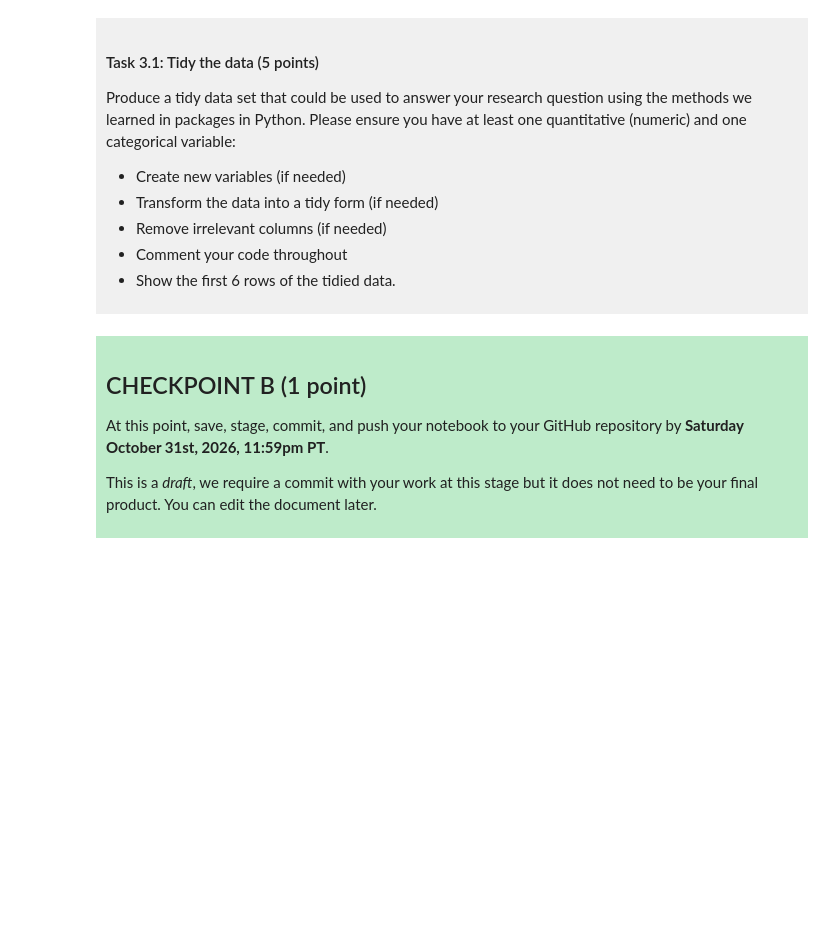
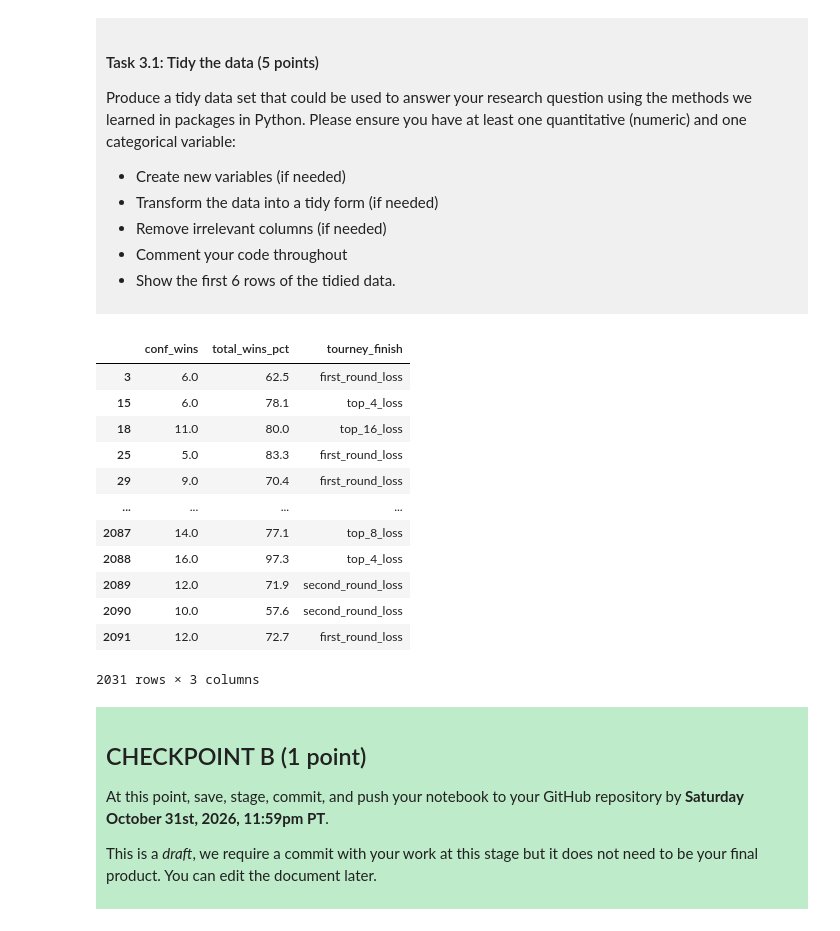
Before and after one commit to dpirwitz/dsci-100-project-devyn-pirwitz, a Jupyter notebook: dsci-100-project-notebook.ipynb, the cells around one changed output. Drawn from its saved outputs; the diff is of its cells as text; code cells hidden in the pictures; blank space fills up the shorter version.

```diff
--- a/dsci-100-project-notebook.ipynb
+++ b/dsci-100-project-notebook.ipynb
@@ -187,7 +197,26 @@ Produce a tidy data set that could be used to answer your research question usin
 
 </div>
 # %%
-### EDIT THIS CODE CELL ###
+#I filtered out the three columns I want to look at. So the training, conf_wins and total_wins_pct, and what I want to predict (tourney finish)
+marchmadness_filtered = womens_marchmadness[["conf_wins", "total_wins_pct", "tourney_finish"]]
+marchmadness_filtered
+#Now I will remove the NA values for classification
+marchmadness = marchmadness_filtered.dropna()
+marchmadness
+# %% [output]
+|  | conf_wins | total_wins_pct | tourney_finish |
+| 3 | 6.0 | 62.5 | first_round_loss |
+| 15 | 6.0 | 78.1 | top_4_loss |
+| 18 | 11.0 | 80.0 | top_16_loss |
+| 25 | 5.0 | 83.3 | first_round_loss |
+| 29 | 9.0 | 70.4 | first_round_loss |
+| ... | ... | ... | ... |
+| 2087 | 14.0 | 77.1 | top_8_loss |
+| 2088 | 16.0 | 97.3 | top_4_loss |
+| 2089 | 12.0 | 71.9 | second_round_loss |
+| 2090 | 10.0 | 57.6 | second_round_loss |
+| 2091 | 12.0 | 72.7 | first_round_loss |
+2031 rows × 3 columns
 # %% [markdown]
 <div style="background-color: #beebca; padding: 10px;">
 
```
Also changed, not shown: parts of 3 cells of this notebook.
